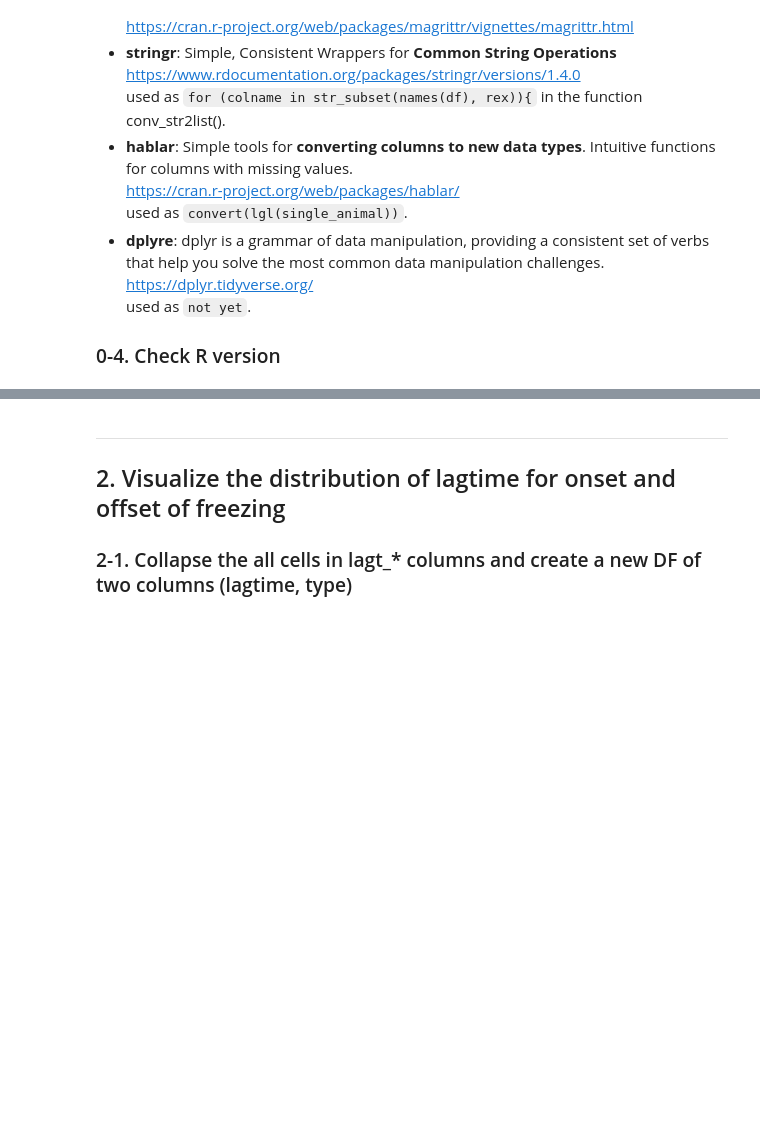
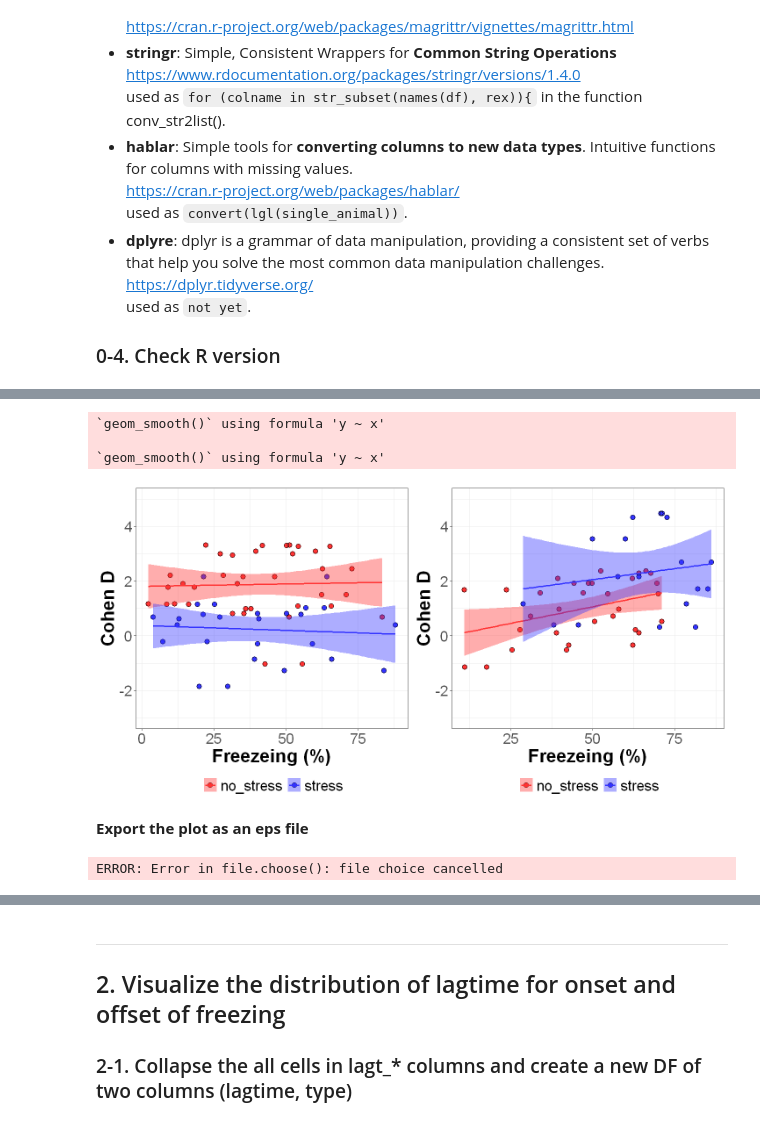
Before and after one commit to wataruito/synchro_freeze, a Jupyter notebook: 03r_analysis.ipynb, the cells around one changed output, grey strips where cells are left out. Drawn from its saved outputs; the diff is of its cells as text; code cells hidden in the pictures; blank space fills up the shorter version.

```diff
--- a/03r_analysis.ipynb
+++ b/03r_analysis.ipynb
@@ -265,0 +937,13 @@ A tibble: 2 × 24
+# %%
+plot_height = 6
+plot_width = 12
+# set the size of final plot
+options(repr.plot.width=plot_width, repr.plot.height=plot_height)
+ggarrange(out3_1, out3_2, ncol=2)
+# %% [output]
+`geom_smooth()` using formula 'y ~ x'
+
+`geom_smooth()` using formula 'y ~ x'
+[figure, added]
+# %% [markdown]
+**Export the plot as an eps file**
@@ -265,0 +957,4 @@ A tibble: 2 × 24
+# %%
+my_data <- read.csv(file.choose())
+# %% [output]
+ERROR: Error in file.choose(): file choice cancelled
```
Also changed, not shown: parts of 59 cells of this notebook, 1 other file.
